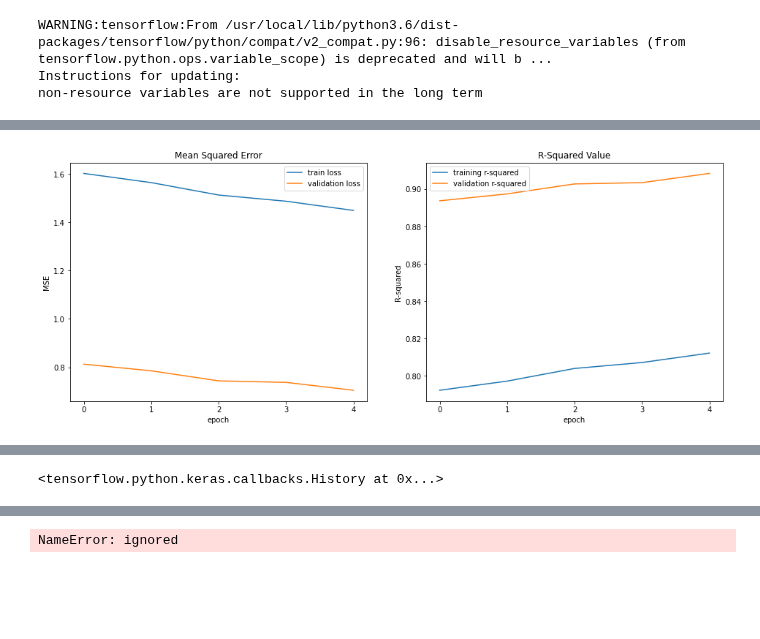
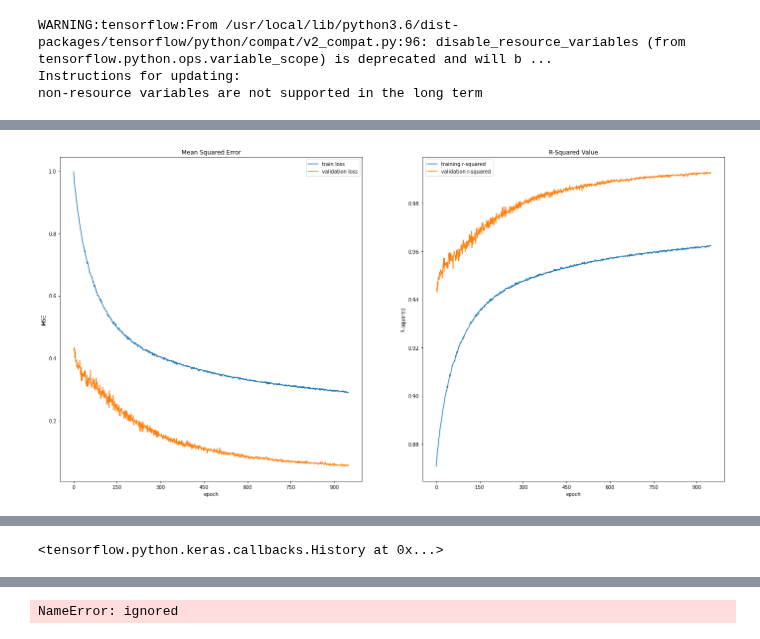
Before and after one commit to p-owens/MAI, a Jupyter notebook: MAI.ipynb, the cells around one changed output, grey strips where cells are left out. Cells and saved outputs as stored; diff of their text form; code cells hidden in the pictures; blank space fills up the shorter version.

```diff
--- a/MAI.ipynb
+++ b/MAI.ipynb
@@ -94,7 +94,7 @@ class PlotLossAccuracy(keras.callbacks.Callback):
         self.i += 1
 
         clear_output(wait=True)
-        plt.figure(figsize=(16, 6))
+        plt.figure(figsize=(24, 12))
         plt.plot([1, 2])
         plt.subplot(121)
         plt.plot(self.x, self.losses, label="train loss")
@@ -200,20 +200,20 @@ _________________________________________________________________
 # %%
 #callback for plotting the model metrics
 
 pltCallBack = PlotLossAccuracy()
 #callback for saving the model
 checkpoint = ModelCheckpoint(filepath='ep_{epoch:02d}_mse_{val_loss:.2f}_r2_{val_r_squared:.2f}.hdf5',
                              monitor='val_loss',
                              verbose=1,
                              save_weights_only=False,
                              save_best_only=True,
                              mode='min',
                              save_freq="epoch")
 
 # and train
 model.fit(x_train, y_train,
-                    batch_size=512, epochs=5,
+                    batch_size=512, epochs=950,
                     validation_data=(x_val, y_val),
                     callbacks=[pltCallBack, checkpoint])
 # %% [output]
-[figure, old version]
+[figure, new version]
```
Also changed, not shown: parts of 4 cells of this notebook.
